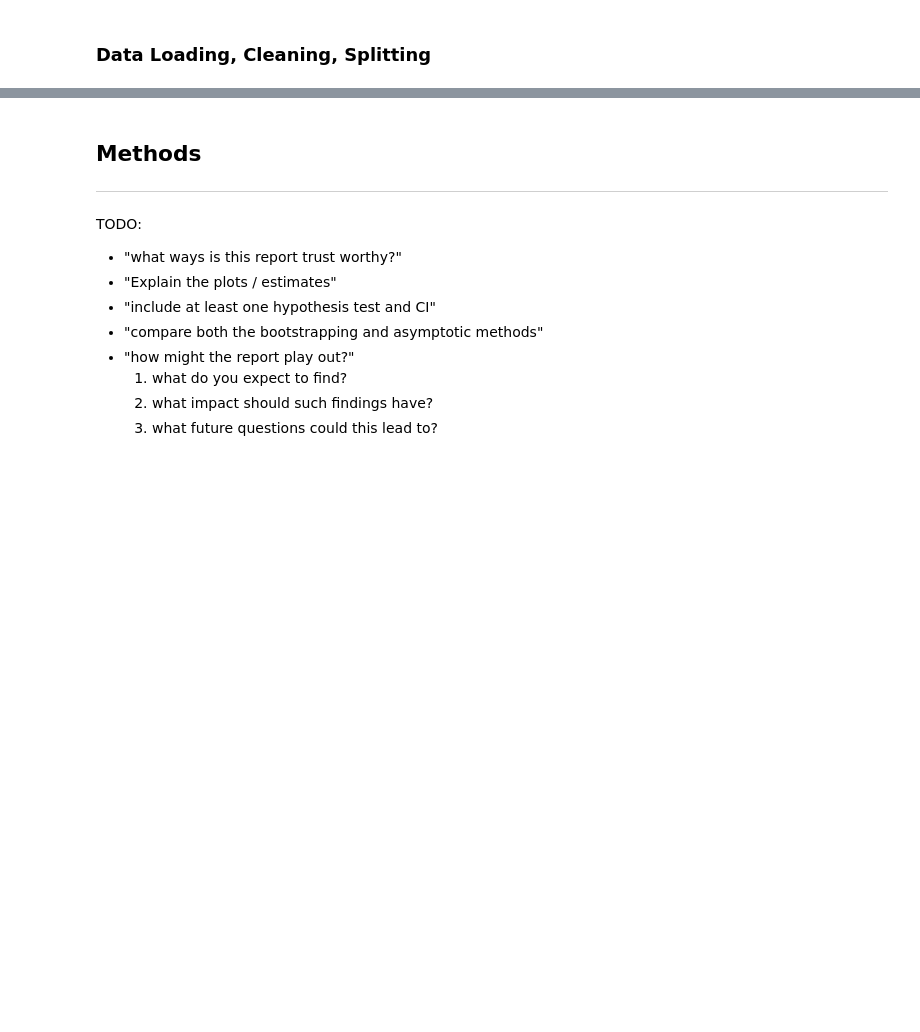
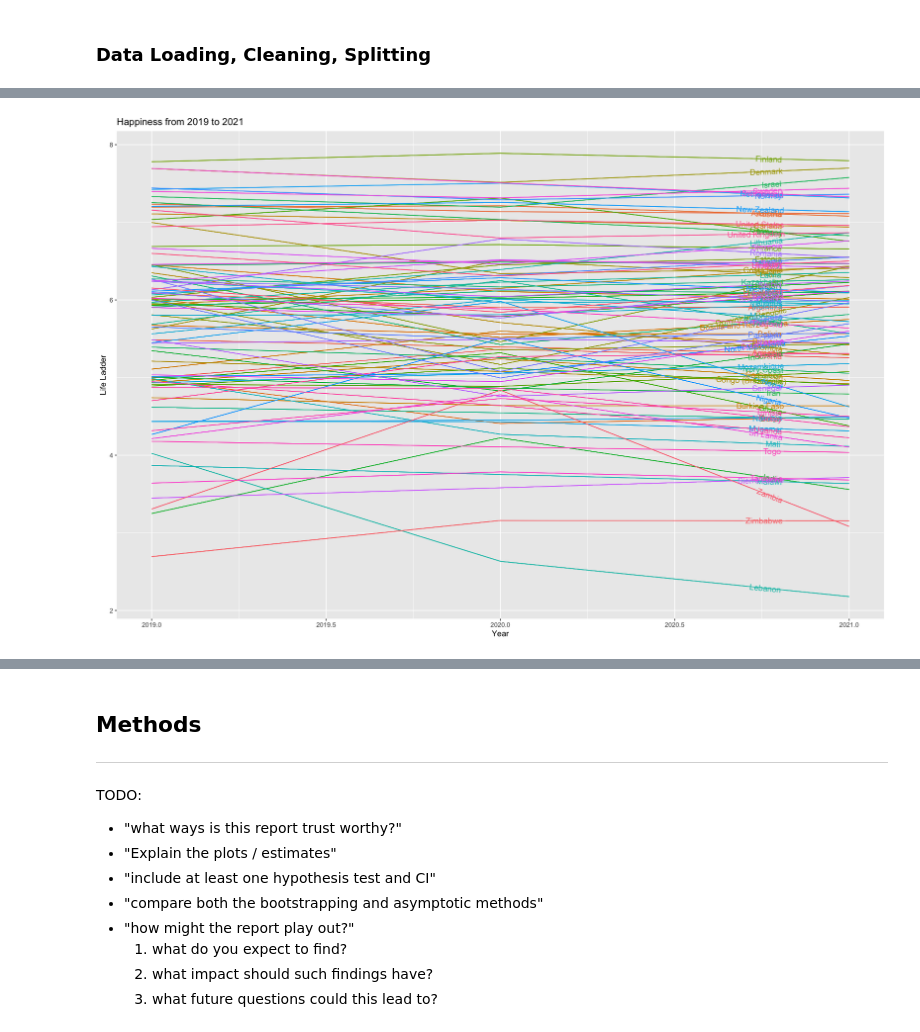
Before and after one commit to ericpien/Impact-of-COVID-19-on-Happiness, a Jupyter notebook: proposal.ipynb, the cells around one changed output, grey strips where cells are left out. Saved outputs shown, nothing was run; the diff lists cells and outputs as text; code cells hidden in the pictures; blank space fills up the shorter version.

```diff
--- a/proposal.ipynb
+++ b/proposal.ipynb
@@ -108 +121,33 @@ change_2019_2021 <- happiness_data_wide |>
+# %%
+# Create a list of countries that have data for 2019 and 2021
+country_name_2019_2021  <- happiness_data |>
+    group_by(country_name) |>
+    filter(year %in% c(2019,2021)) |>
+    drop_na() |>
+    summarise(n=n()) |>
+    filter(n>1) |>
+    pull(country_name)
+
+# Select the countries and filter for 2019 and 2021 data
+happiness_data_2019_2021 <- happiness_data |>
+    filter(country_name %in% country_name_2019_2021,
+            year %in% c(2019,2021))
+
+happiness_data_2019_2021
+# %%
+# Change from 2019, 2020, and 2021 happiness
+options(repr.plot.width = 15, repr.plot.height = 10)
+
+happiness_trail <- happiness_data |>
+    filter(year %in% c(2019, 2020, 2021),
+            country_name %in% country_name_2019_2021) |>
+    ggplot(aes(x=year, y=life_ladder, group=country_name, color=country_name)) +
+    geom_line(show.legend=FALSE) +
+    geom_textline(aes(x=year, y=life_ladder, group=country_name, colour=country_name, label=country_name), hjust = 0.9) +
+    theme(legend.position="none") +
+    labs(x="Year",y="Life Ladder",title="Happiness from 2019 to 2021")
+
+happiness_trail
+# %% [output]
+[figure, added]
 # %%
```
Also changed, not shown: parts of 15 cells of this notebook.
